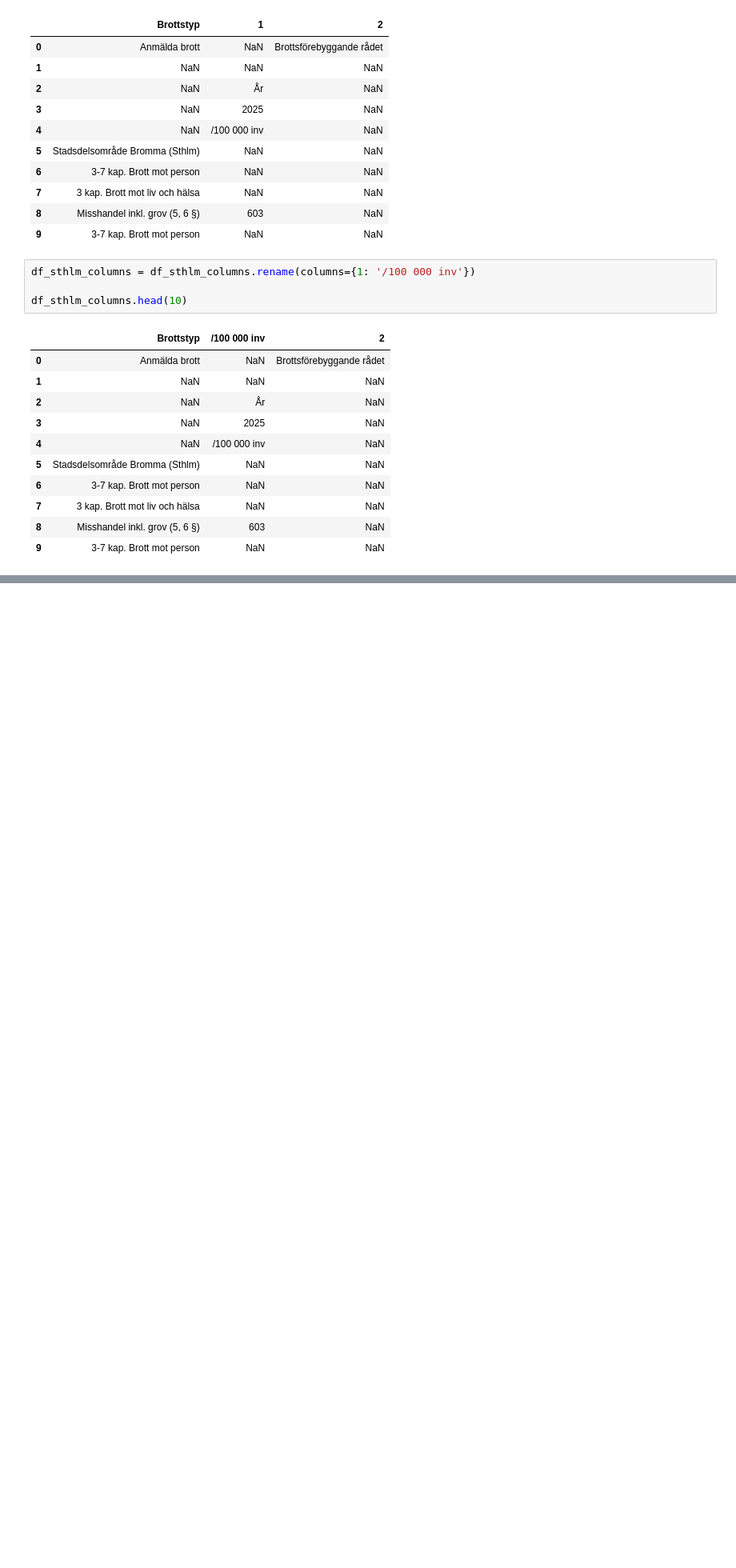
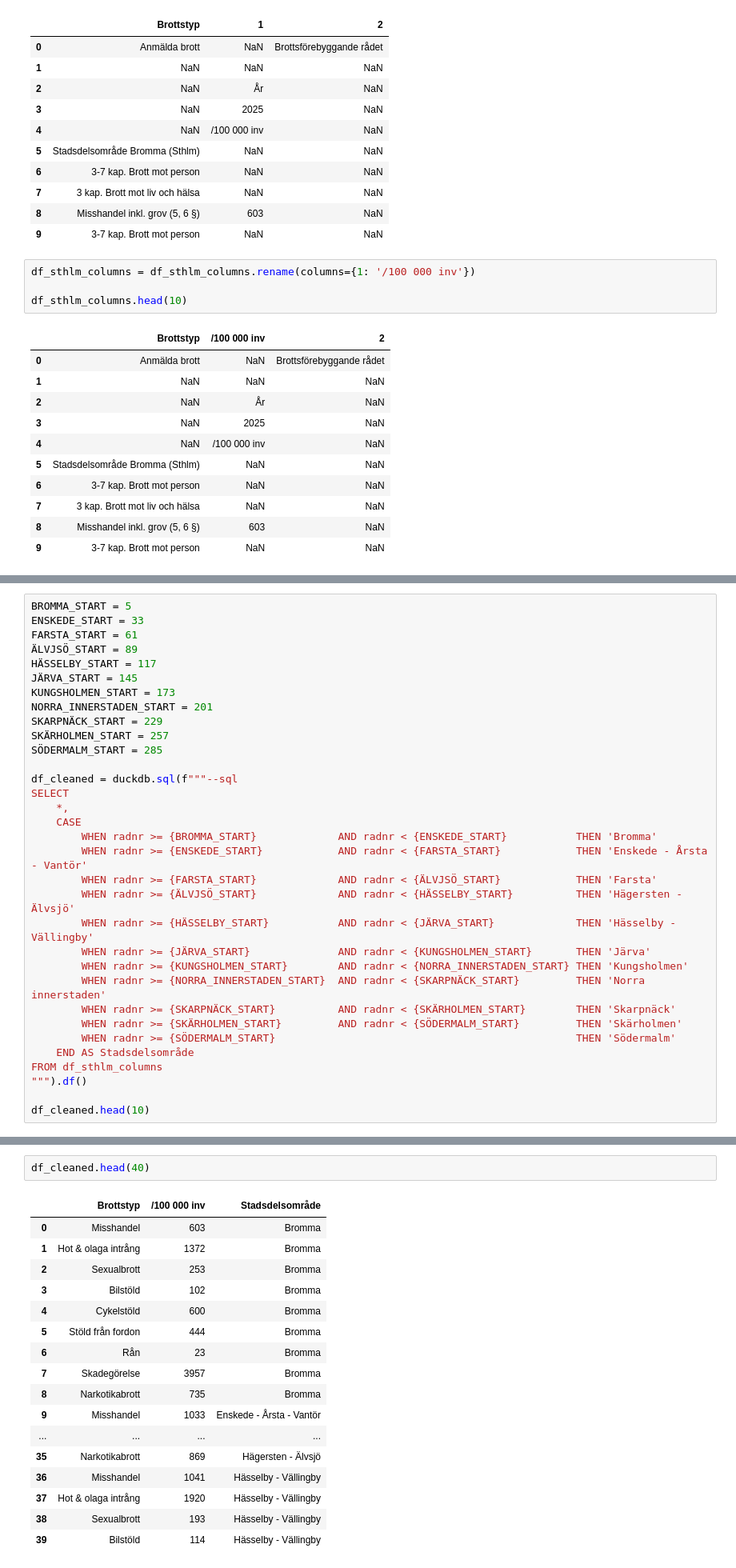
Before and after one commit to cactus-commits/UrbanPulse, a Jupyter notebook: EDA/eda_brå_sthlm.ipynb, the cells around one changed output, grey strips where cells are left out. Shown at 80% size. Saved outputs shown, nothing was run; the diff lists cells and outputs as text; blank space fills up the shorter version.

```diff
--- a/EDA/eda_brå_sthlm.ipynb
+++ b/EDA/eda_brå_sthlm.ipynb
@@ -376,0 +247,33 @@ df_cleaned.to_csv('../data_files/brå_alla_kommuner_2025_cleaned.csv', index=Fal
+# %%
+BROMMA_START = 5
+ENSKEDE_START = 33
+FARSTA_START = 61
+ÄLVJSÖ_START = 89
+HÄSSELBY_START = 117
+JÄRVA_START = 145
+KUNGSHOLMEN_START = 173
+NORRA_INNERSTADEN_START = 201
+SKARPNÄCK_START = 229
+SKÄRHOLMEN_START = 257
+SÖDERMALM_START = 285
+
+df_cleaned = duckdb.sql(f"""--sql
+SELECT
+    *,
+    CASE
+        WHEN radnr >= {BROMMA_START}             AND radnr < {ENSKEDE_START}           THEN 'Bromma'
+        WHEN radnr >= {ENSKEDE_START}            AND radnr < {FARSTA_START}            THEN 'Enskede - Årsta - Vantör'
+        WHEN radnr >= {FARSTA_START}             AND radnr < {ÄLVJSÖ_START}            THEN 'Farsta'
+        WHEN radnr >= {ÄLVJSÖ_START}             AND radnr < {HÄSSELBY_START}          THEN 'Hägersten - Älvsjö'
+        WHEN radnr >= {HÄSSELBY_START}           AND radnr < {JÄRVA_START}             THEN 'Hässelby - Vällingby'
+        WHEN radnr >= {JÄRVA_START}              AND radnr < {KUNGSHOLMEN_START}       THEN 'Järva'
+        WHEN radnr >= {KUNGSHOLMEN_START}        AND radnr < {NORRA_INNERSTADEN_START} THEN 'Kungsholmen'
+        WHEN radnr >= {NORRA_INNERSTADEN_START}  AND radnr < {SKARPNÄCK_START}         THEN 'Norra innerstaden'
+        WHEN radnr >= {SKARPNÄCK_START}          AND radnr < {SKÄRHOLMEN_START}        THEN 'Skarpnäck'
+        WHEN radnr >= {SKÄRHOLMEN_START}         AND radnr < {SÖDERMALM_START}         THEN 'Skärholmen'
+        WHEN radnr >= {SÖDERMALM_START}                                                THEN 'Södermalm'
+    END AS Stadsdelsområde
+FROM df_sthlm_columns
+""").df()
+
+df_cleaned.head(10)
@@ -376,0 +363,20 @@ df_cleaned.to_csv('../data_files/brå_alla_kommuner_2025_cleaned.csv', index=Fal
+# %%
+df_cleaned.head(40)
+# %% [output]
+|  | Brottstyp | /100 000 inv | Stadsdelsområde |
+| 0 | Misshandel | 603 | Bromma |
+| 1 | Hot & olaga intrång | 1372 | Bromma |
+| 2 | Sexualbrott | 253 | Bromma |
+| 3 | Bilstöld | 102 | Bromma |
+| 4 | Cykelstöld | 600 | Bromma |
+| 5 | Stöld från fordon | 444 | Bromma |
+| 6 | Rån | 23 | Bromma |
+| 7 | Skadegörelse | 3957 | Bromma |
+| 8 | Narkotikabrott | 735 | Bromma |
+| 9 | Misshandel | 1033 | Enskede - Årsta - Vantör |
+| ... | ... | ... | ... |
+| 35 | Narkotikabrott | 869 | Hägersten - Älvsjö |
+| 36 | Misshandel | 1041 | Hässelby - Vällingby |
+| 37 | Hot & olaga intrång | 1920 | Hässelby - Vällingby |
+| 38 | Sexualbrott | 193 | Hässelby - Vällingby |
+| 39 | Bilstöld | 114 | Hässelby - Vällingby |
```
Also changed, not shown: parts of 22 cells of this notebook.
